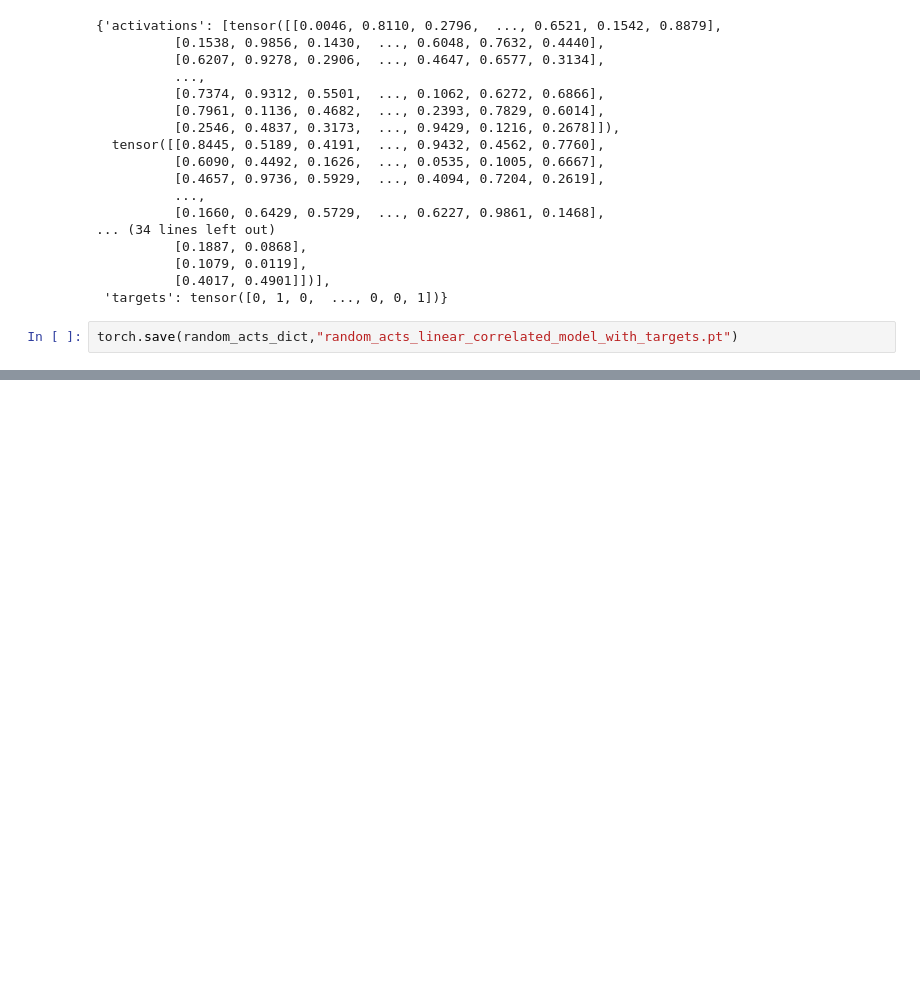
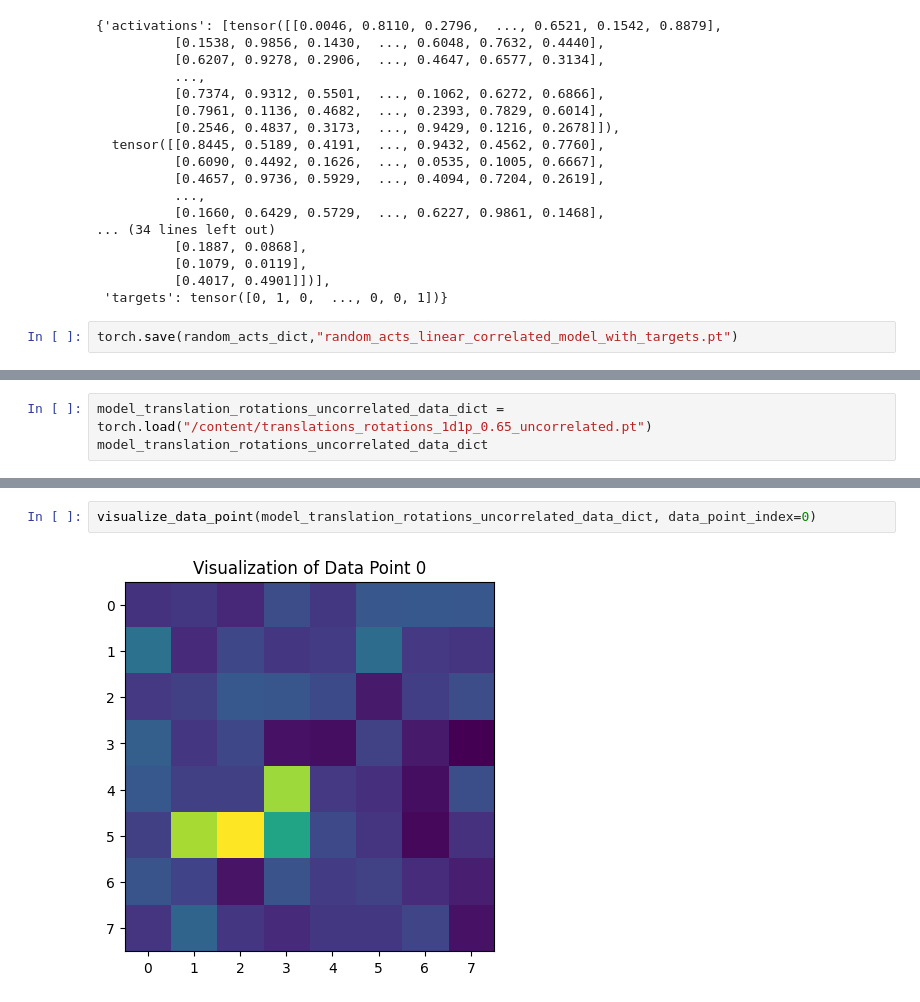
Before and after one commit to saribx/Explainable-AI-neural-network-visualisation-tool, a Jupyter notebook: sample_XAI_1_model.ipynb, the cells around one changed output, grey strips where cells are left out. Drawn from its saved outputs; the diff is of its cells as text; blank space fills up the shorter version.

```diff
--- a/sample_XAI_1_model.ipynb
+++ b/sample_XAI_1_model.ipynb
@@ -229,0 +421,3 @@ torch.save(random_acts_dict,"random_acts_linear_correlated_model_with_targets.pt
+# %%
+model_translation_rotations_uncorrelated_data_dict = torch.load("/content/translations_rotations_1d1p_0.65_uncorrelated.pt")
+model_translation_rotations_uncorrelated_data_dict
@@ -229,0 +442,4 @@ torch.save(random_acts_dict,"random_acts_linear_correlated_model_with_targets.pt
+# %%
+visualize_data_point(model_translation_rotations_uncorrelated_data_dict, data_point_index=0)
+# %% [output]
+[figure, added]
```
Also changed, not shown: parts of 17 cells of this notebook.
